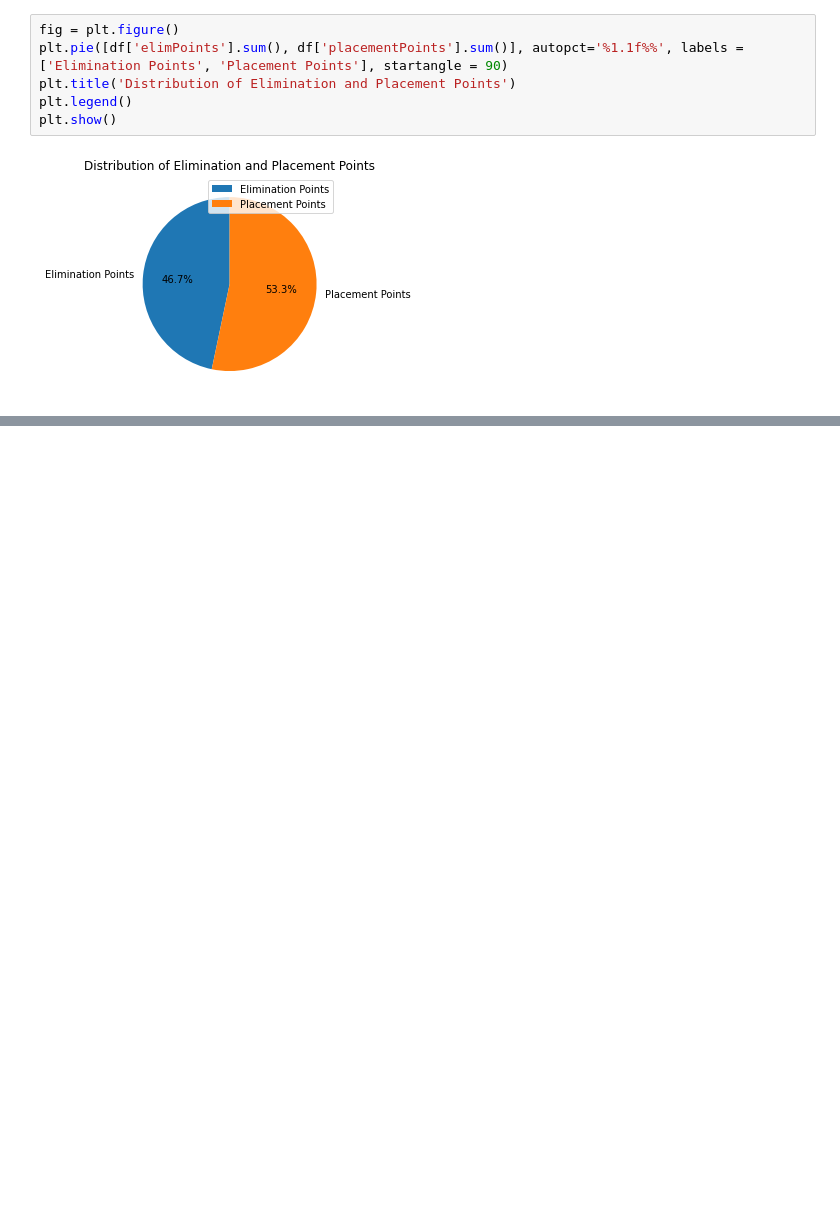
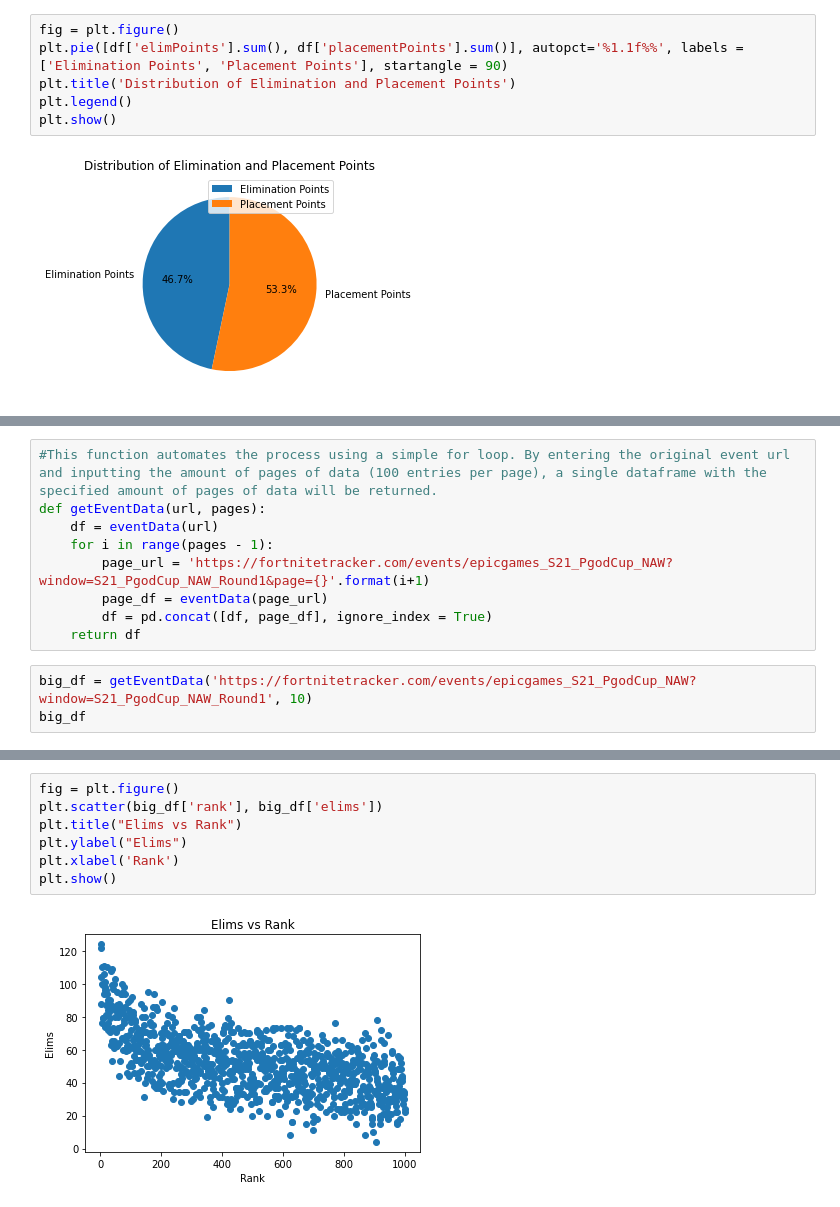
Before and after one commit to mlue02/eSportsStats, a Jupyter notebook: fnstats/fnstats.ipynb, the cells around one changed output, grey strips where cells are left out. Saved outputs shown, nothing was run; the diff lists cells and outputs as text; blank space fills up the shorter version.

```diff
--- a/fnstats/fnstats.ipynb
+++ b/fnstats/fnstats.ipynb
@@ -134,0 +153,12 @@ plt.show()
+# %%
+#This function automates the process using a simple for loop. By entering the original event url and inputting the amount of pages of data (100 entries per page), a single dataframe with the specified amount of pages of data will be returned.
+def getEventData(url, pages):
+    df = eventData(url)
+    for i in range(pages - 1):
+        page_url = 'https://fortnitetracker.com/events/epicgames_S21_PgodCup_NAW?window=S21_PgodCup_NAW_Round1&page={}'.format(i+1)
+        page_df = eventData(page_url)
+        df = pd.concat([df, page_df], ignore_index = True)
+    return df
+# %%
+big_df = getEventData('https://fortnitetracker.com/events/epicgames_S21_PgodCup_NAW?window=S21_PgodCup_NAW_Round1', 10)
+big_df
@@ -134,0 +179,9 @@ plt.show()
+# %%
+fig = plt.figure()
+plt.scatter(big_df['rank'], big_df['elims'])
+plt.title("Elims vs Rank")
+plt.ylabel("Elims")
+plt.xlabel('Rank')
+plt.show()
+# %% [output]
+[figure, added]
```
Also changed, not shown: parts of 10 cells of this notebook, 1 other file.
